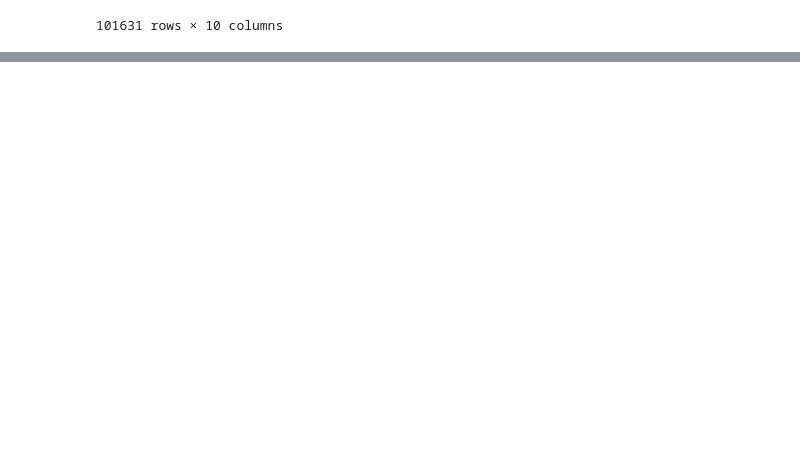
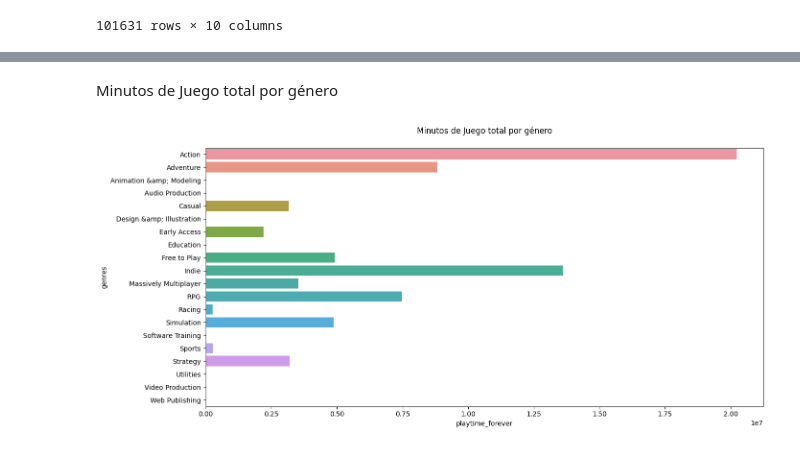
Before and after one commit to PedroLiLL/STEAM-MLOps, a Jupyter notebook: EDA.ipynb, the cells around one changed output, grey strips where cells are left out. Saved outputs shown, nothing was run; the diff lists cells and outputs as text; code cells hidden in the pictures; blank space fills up the shorter version.

```diff
--- a/EDA.ipynb
+++ b/EDA.ipynb
@@ -80,0 +46,3 @@ memory usage: 6.6+ MB
+# %%
+df_ml = pd.merge(items_games, reviews_games, how='inner', on=['user_id', 'item_id', 'title', 'genres', 'release_date', 'year_release'])
+df_ml
@@ -80,0 +86,11 @@ memory usage: 6.6+ MB
+# %% [markdown]
+Minutos de Juego total por género
+# %%
+data = df_ml[['genres', 'playtime_forever']].groupby('genres').sum('playtime_forever')
+
+plt.figure(figsize=(15,7))
+sns.barplot(data=data, y=data.index, x='playtime_forever')
+plt.title('Minutos de Juego total por género\n')
+plt.show()
+# %% [output]
+[figure, added]
```
Also changed, not shown: parts of 11 cells of this notebook, 4 other files.
